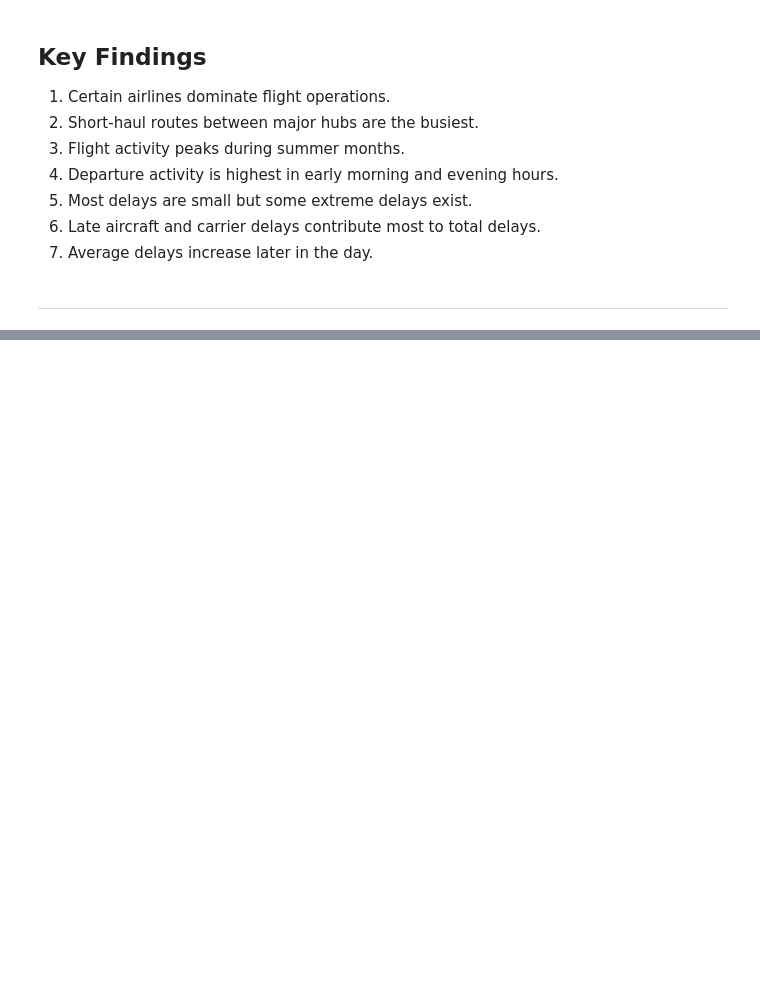
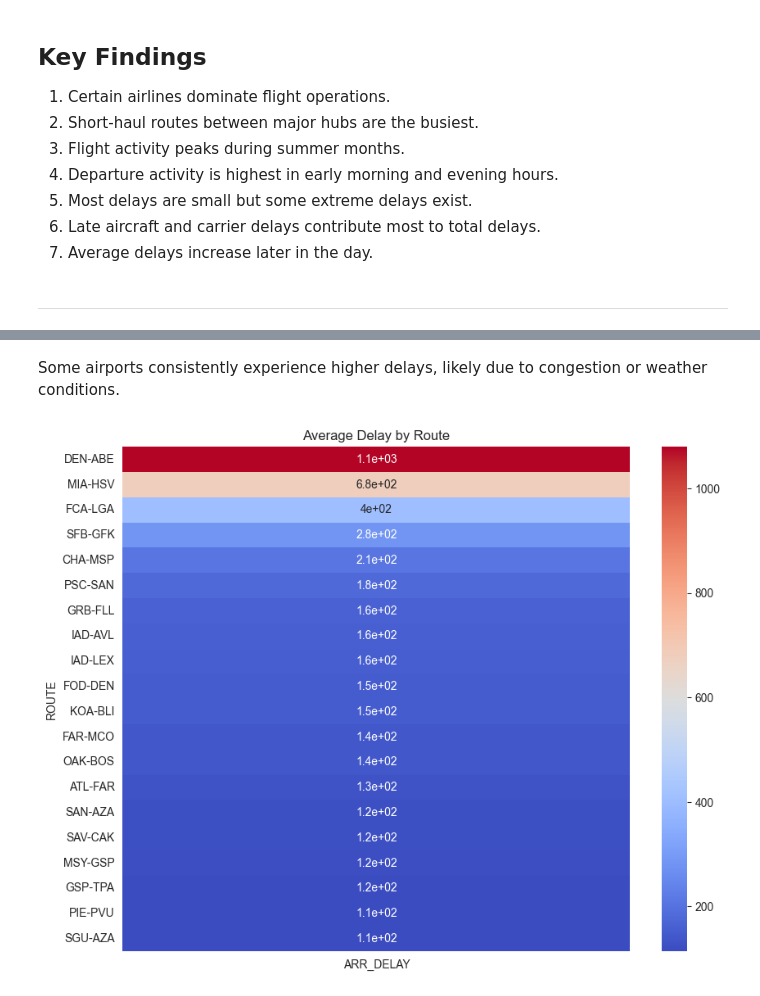
Before and after one commit to springboardmentor1234r/B13-AirFly-Insights-Internship, a Jupyter notebook: AirFly_Insights_Complete_Project.ipynb, the cells around one changed output, grey strips where cells are left out. Drawn from its saved outputs; the diff is of its cells as text; code cells hidden in the pictures; blank space fills up the shorter version.

```diff
--- a/AirFly_Insights_Complete_Project.ipynb
+++ b/AirFly_Insights_Complete_Project.ipynb
@@ -325,0 +363,19 @@ Airlines operating in weather-prone regions show higher average weather delays.
+# %% [markdown]
+Some airports consistently experience higher delays, likely due to congestion or weather conditions.
+# %%
+#Delay Heatmap by Route
+
+route_delay = df.groupby('ROUTE')['ARR_DELAY'].mean().sort_values(ascending=False).head(20)
+
+plt.figure(figsize=(10,8))
+
+sns.heatmap(
+    route_delay.to_frame(),
+    cmap="coolwarm",
+    annot=True
+)
+
+plt.title("Average Delay by Route")
+plt.show()
+# %% [output]
+[figure, added]
```
Also changed, not shown: parts of 22 cells of this notebook, 1 other file.
